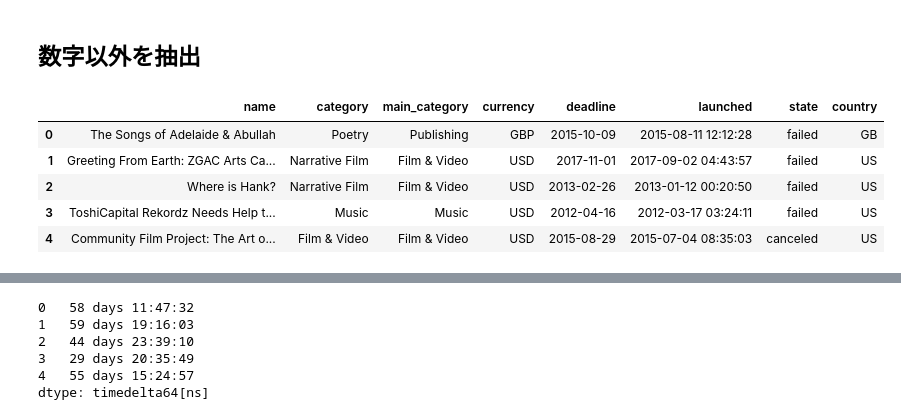
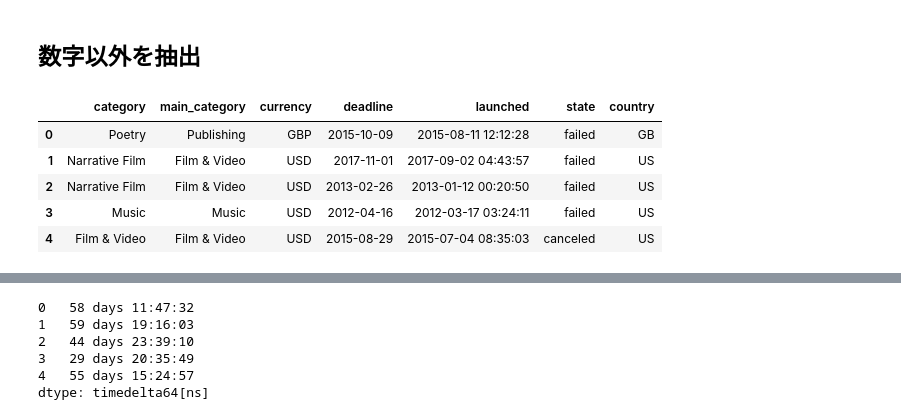
Before and after one commit to dychi/skillup-ai, a Jupyter notebook: kickstarter/Day1_work_山岡大地.ipynb, the cells around one changed output, grey strips where cells are left out. Drawn from its saved outputs; the diff is of its cells as text; code cells hidden in the pictures.

```diff
--- a/kickstarter/Day1_work_山岡大地.ipynb
+++ b/kickstarter/Day1_work_山岡大地.ipynb
@@ -95,12 +114,13 @@ X.head()
 # %% [markdown]
 ## 数字以外を抽出
 # %%
-df_obj = df.select_dtypes(include=['O'])
+# type が object のカラムを抽出 & name を削除
+df_obj = df.select_dtypes(include=['O']).drop('name', axis=1)
 df_obj.head()
 # %% [output]
-|  | name | category | main_category | currency | deadline | launched | state | country |
-| 0 | The Songs of Adelaide & Abullah | Poetry | Publishing | GBP | 2015-10-09 | 2015-08-11 12:12:28 | failed | GB |
-| 1 | Greeting From Earth: ZGAC Arts Ca... | Narrative Film | Film & Video | USD | 2017-11-01 | 2017-09-02 04:43:57 | failed | US |
-| 2 | Where is Hank? | Narrative Film | Film & Video | USD | 2013-02-26 | 2013-01-12 00:20:50 | failed | US |
-| 3 | ToshiCapital Rekordz Needs Help t... | Music | Music | USD | 2012-04-16 | 2012-03-17 03:24:11 | failed | US |
-| 4 | Community Film Project: The Art o... | Film & Video | Film & Video | USD | 2015-08-29 | 2015-07-04 08:35:03 | canceled | US |
+|  | category | main_category | currency | deadline | launched | state | country |
+| 0 | Poetry | Publishing | GBP | 2015-10-09 | 2015-08-11 12:12:28 | failed | GB |
+| 1 | Narrative Film | Film & Video | USD | 2017-11-01 | 2017-09-02 04:43:57 | failed | US |
+| 2 | Narrative Film | Film & Video | USD | 2013-02-26 | 2013-01-12 00:20:50 | failed | US |
+| 3 | Music | Music | USD | 2012-04-16 | 2012-03-17 03:24:11 | failed | US |
+| 4 | Film & Video | Film & Video | USD | 2015-08-29 | 2015-07-04 08:35:03 | canceled | US |
```
Also changed, not shown: parts of 40 cells of this notebook.
